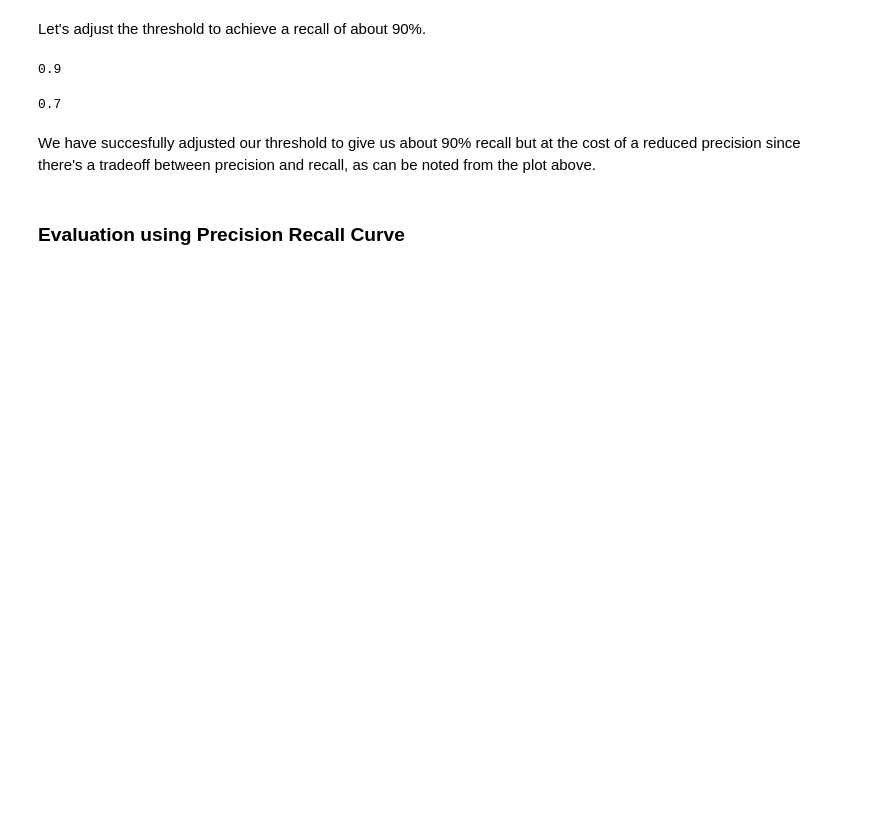
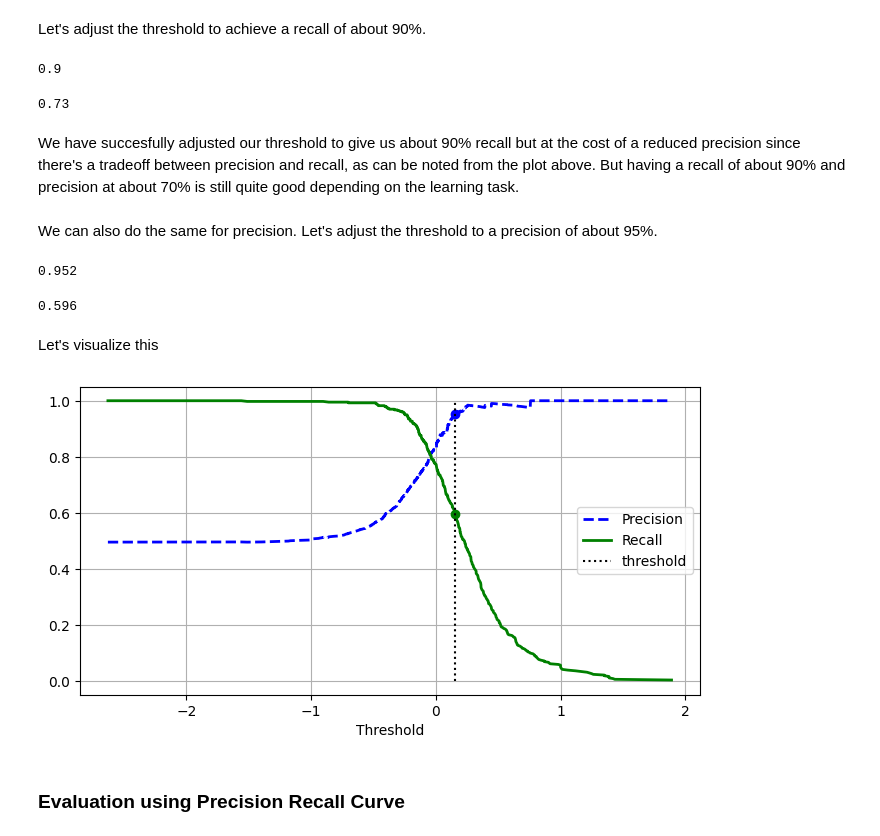
Before and after one commit to NeoAcereo/Restaurant-Review, a Jupyter notebook: Notebook.ipynb, the cells around one changed output. Cells and saved outputs as stored; diff of their text form; code cells hidden in the pictures; blank space fills up the shorter version.

```diff
--- a/Notebook.ipynb
+++ b/Notebook.ipynb
@@ -220,11 +230,44 @@ recall_score(y_true=y_train,
 0.9
 # %%
 precision_score(y_true=y_train,
-                y_pred=predictions_at_90_recall).round(2)
+                y_pred=decisions_at_90_recall).round(2)
 # %% [output]
-0.7
+0.73
 # %% [markdown]
-We have succesfully adjusted our threshold to give us about 90% recall but at the cost of a reduced precision since there's a tradeoff between precision and recall, as can be noted from the plot above.
+We have succesfully adjusted our threshold to give us about 90% recall but at the cost of a reduced precision since there's a tradeoff between precision and recall, as can be noted from the plot above. But having a recall of about 90% and precision at about 70% is still quite good depending on the learning task.
+# %% [markdown]
+We can also do the same for precision. Let's adjust the threshold to a precision of about 95%.
+# %%
+precision_at_95_index = (precisions >= 0.95).argmax()
+precision_95_threshold = thresholds[precision_at_95_index]
+# %%
+decisions_at_95_precision = (decisions >= precision_95_threshold).astype(int)
+
+precision_score(y_true=y_train,
+                y_pred=decisions_at_95_precision).round(3)
+# %% [output]
+0.952
+# %%
+recall_score(y_true=y_train,
+                y_pred=decisions_at_95_precision).round(3)
+# %% [output]
+0.596
+# %% [markdown]
+Let's visualize this
+# %%
+plt.figure(figsize=(8, 4))
+plt.grid()
+plt.plot(thresholds, precisions[:-1], "b--", label="Precision", linewidth=2)
+plt.plot(precision_95_threshold, precisions[precision_at_95_index], "bo")
+plt.plot(thresholds, recalls[:-1], "g-", label="Recall", linewidth=2)
+plt.plot(precision_95_threshold, recalls[precision_at_95_index], "go")
+plt.vlines(precision_95_threshold, 0, 1.0, "k", "dotted", label="threshold")
+plt.xlabel("Threshold")
+plt.legend(loc="center right")
+
+plt.show()
+# %% [output]
+[figure, added]
 # %% [markdown]
 ### Evaluation using Precision Recall Curve
 # %%
```
Also changed, not shown: parts of 77 cells of this notebook.
